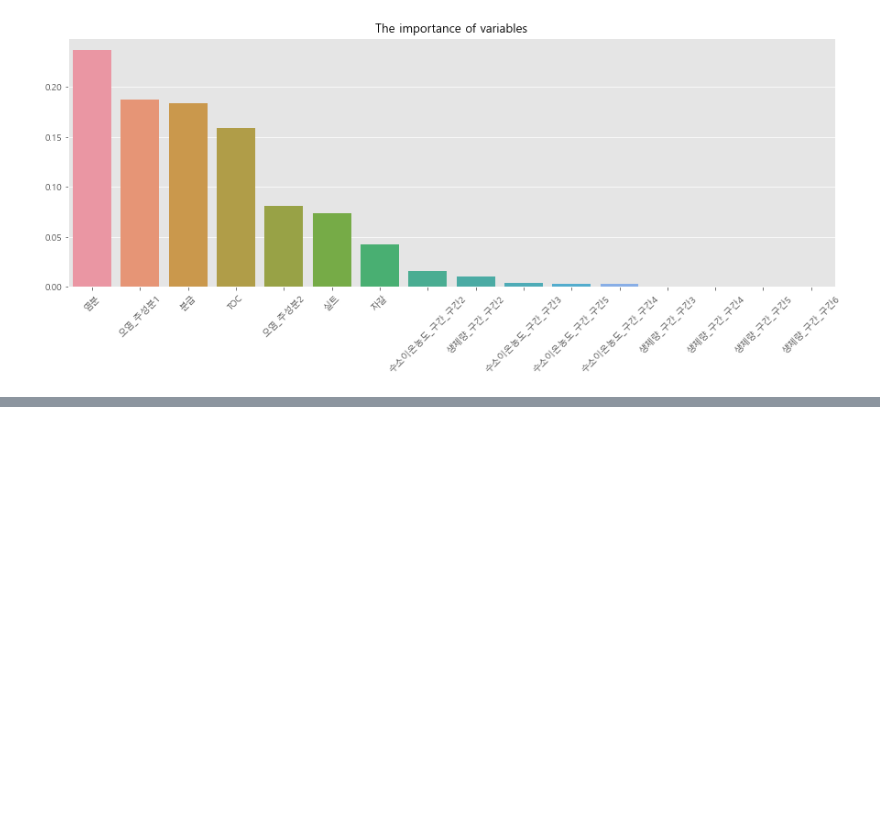
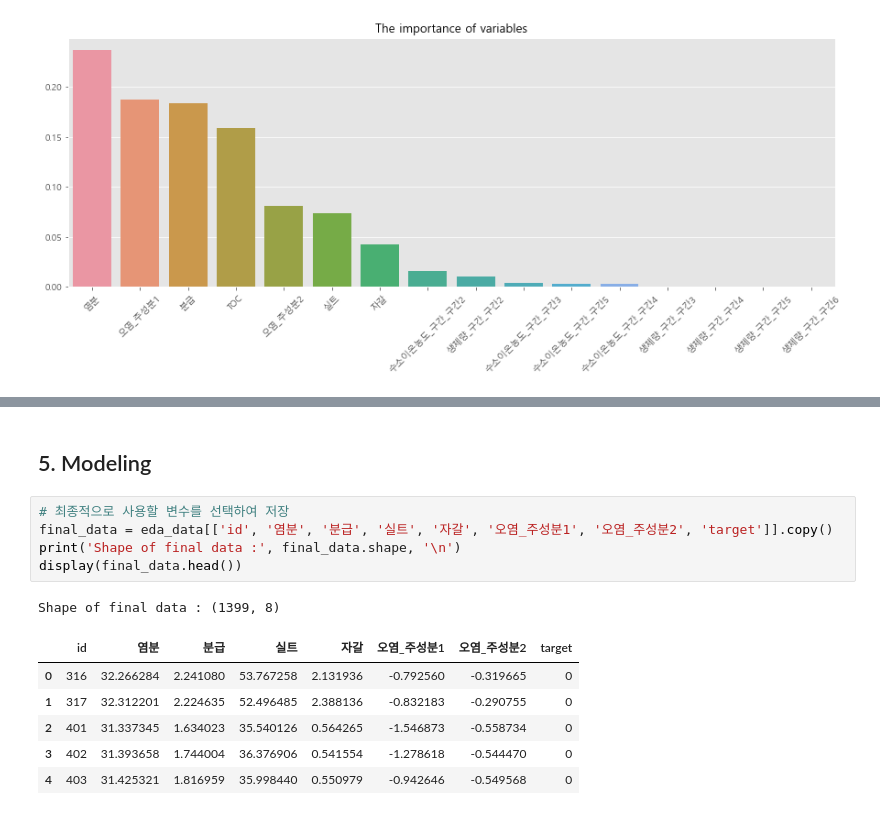
Before and after one commit to Koo-BM/DACON-JOISS, a Jupyter notebook: Python Code/Untitled.ipynb, the cells around one changed output, grey strips where cells are left out. Saved outputs shown, nothing was run; the diff lists cells and outputs as text; blank space fills up the shorter version.

```diff
--- a/Python Code/Untitled.ipynb
+++ b/Python Code/Untitled.ipynb
@@ -910,0 +759,15 @@ RandomForestClassifier(bootstrap=True, ccp_alpha=0.0, class_weight=None,
+# %% [markdown]
+## 5. Modeling
+# %%
+# 최종적으로 사용할 변수를 선택하여 저장
+final_data = eda_data[['id', '염분', '분급', '실트', '자갈', '오염_주성분1', '오염_주성분2', 'target']].copy()
+print('Shape of final data :', final_data.shape, '\n')
+display(final_data.head())
+# %% [output]
+Shape of final data : (1399, 8)
+|  | id | 염분 | 분급 | 실트 | 자갈 | 오염_주성분1 | 오염_주성분2 | target |
+| 0 | 316 | 32.266284 | 2.241080 | 53.767258 | 2.131936 | -0.792560 | -0.319665 | 0 |
+| 1 | 317 | 32.312201 | 2.224635 | 52.496485 | 2.388136 | -0.832183 | -0.290755 | 0 |
+| 2 | 401 | 31.337345 | 1.634023 | 35.540126 | 0.564265 | -1.546873 | -0.558734 | 0 |
+| 3 | 402 | 31.393658 | 1.744004 | 36.376906 | 0.541554 | -1.278618 | -0.544470 | 0 |
+| 4 | 403 | 31.425321 | 1.816959 | 35.998440 | 0.550979 | -0.942646 | -0.549568 | 0 |
```
Also changed, not shown: parts of 33 cells of this notebook, 1 other file.
